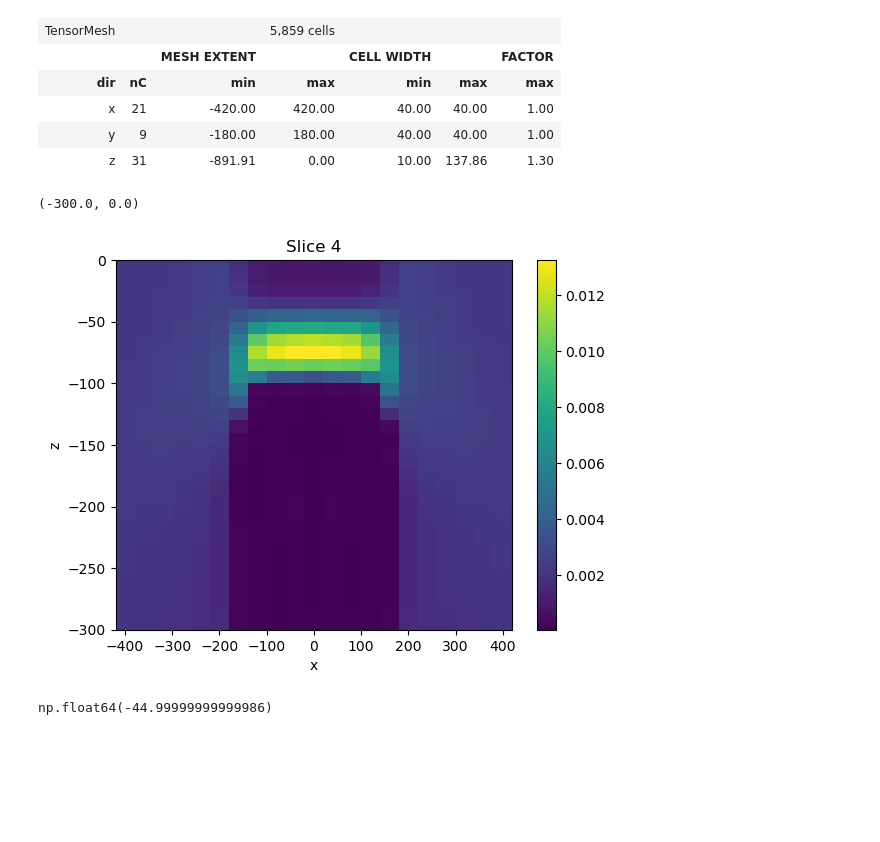
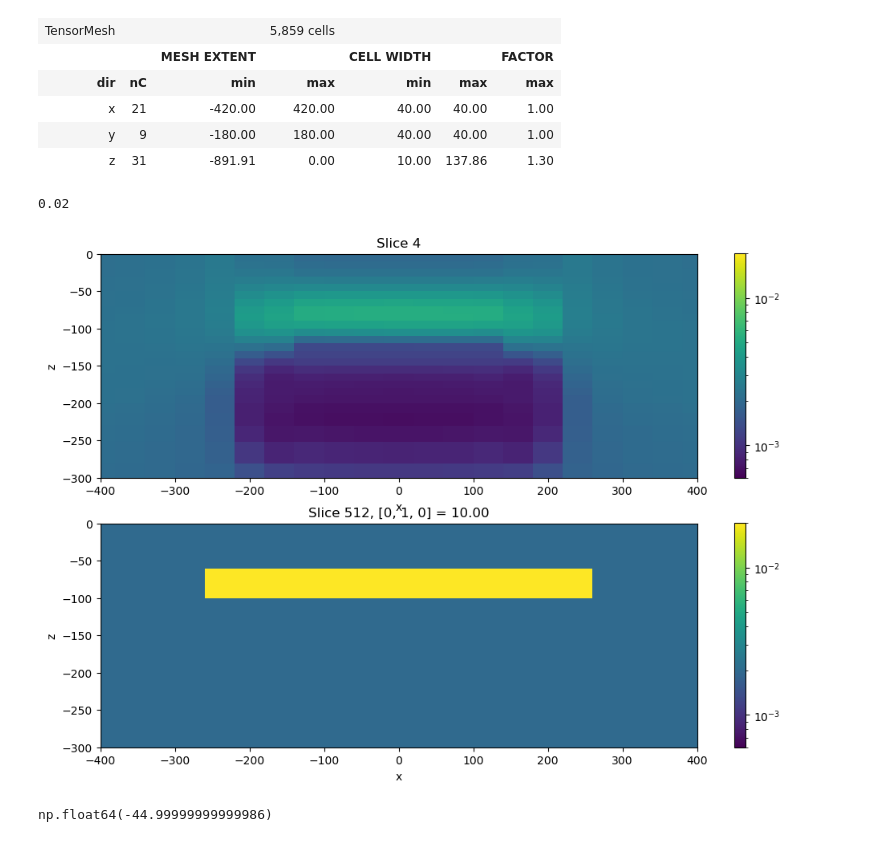
Before and after one commit to ubcgif/2025-heagy-etal-tle, a Jupyter notebook: notebooks/td-octree-target-0/synthetic-data-1D-inversions-fixed-beta-Copy1.ipynb, the cells around one changed output. Saved outputs shown, nothing was run; the diff lists cells and outputs as text; code cells hidden in the pictures; blank space fills up the shorter version.

```diff
--- a/notebooks/td-octree-target-0/synthetic-data-1D-inversions-fixed-beta-Copy1.ipynb
+++ b/notebooks/td-octree-target-0/synthetic-data-1D-inversions-fixed-beta-Copy1.ipynb
@@ -286,15 +266,16 @@ def create_inversion(
     rx_locs=rx_locs,
     relative_error=0.05,
     noise_floor=1e-13,
-    alpha_s = 1e-2,
+    alpha_s = 1e-1,
     alpha_x = 1,
     rho_back = 500,
-    beta0 = 10,
+    beta0 = 2,
+    cs = 10,
+    core_region = 200,
+    npad = 10,
+    padding_factor = 1.3
 ):
-    cs = 10
-    core_region = 200
-    npad = 10
-    padding_factor = 1.3
+
 
     thicknesses1d = discretize.utils.unpack_widths(
         [(cs, np.int64(np.ceil(core_region/cs))), (cs, npad, padding_factor)]
@@ -333,7 +314,7 @@ def create_inversion(
 
     # Defining a starting value for the trade-off parameter (beta) between the data
     # misfit and the regularization.
-    # starting_beta = directives.BetaEstimate_ByEig(beta0_ratio=10)
+    # starting_beta = directives.BetaEstimate_ByEig(beta0_ratio=1)
 
     # cool_beta = directives.BetaSchedule(coolingFactor=1.5, coolingRate=1)
 
@@ -624,18 +591,38 @@ mesh_results
 | x | 21 | -420.00 | 420.00 | 40.00 | 40.00 | 1.00 |
 | y | 9 | -180.00 | 180.00 | 40.00 | 40.00 | 1.00 |
 | z | 31 | -891.91 | 0.00 | 10.00 | 137.86 | 1.30 |
+# %%
+0.02
+# %% [output]
+0.02
 # %%
-fig, ax = plt.subplots(1, 1)
+fig, ax = plt.subplots(2, 1, figsize=(12, 8))
+
+norm = LogNorm(vmin=6e-4, vmax=2e-2)
 plt.colorbar(mesh_results.plot_slice(
     np.exp(compiled_1d_models),
     normal="Y",
-    ax=ax,
+    pcolor_opts={"norm":norm},
+    ax=ax[0],
     # ind=8
-)[0], ax=ax)
-ax.set_ylim(-300, 0)
+)[0], ax=ax[0])
+
+
+plt.colorbar(
+    ubc_mesh.plot_slice(
+        model, ax=ax[1], pcolor_opts={"norm":norm},
+        normal="Y",
+    )[0],
+    ax=ax[1]
+)
+
+
+for a in ax.flatten():
+    a.set_ylim(-300, 0)
+    a.set_xlim(np.r_[-1, 1]*400)
+    a.set_aspect(1)
 # %% [output]
-(-300.0, 0.0)
-[figure, old version]
+[figure, new version]
 # %%
 mesh_results.cell_centers_z[26]
 # %% [output]
```
Also changed, not shown: parts of 27 cells of this notebook, 35 other files.
